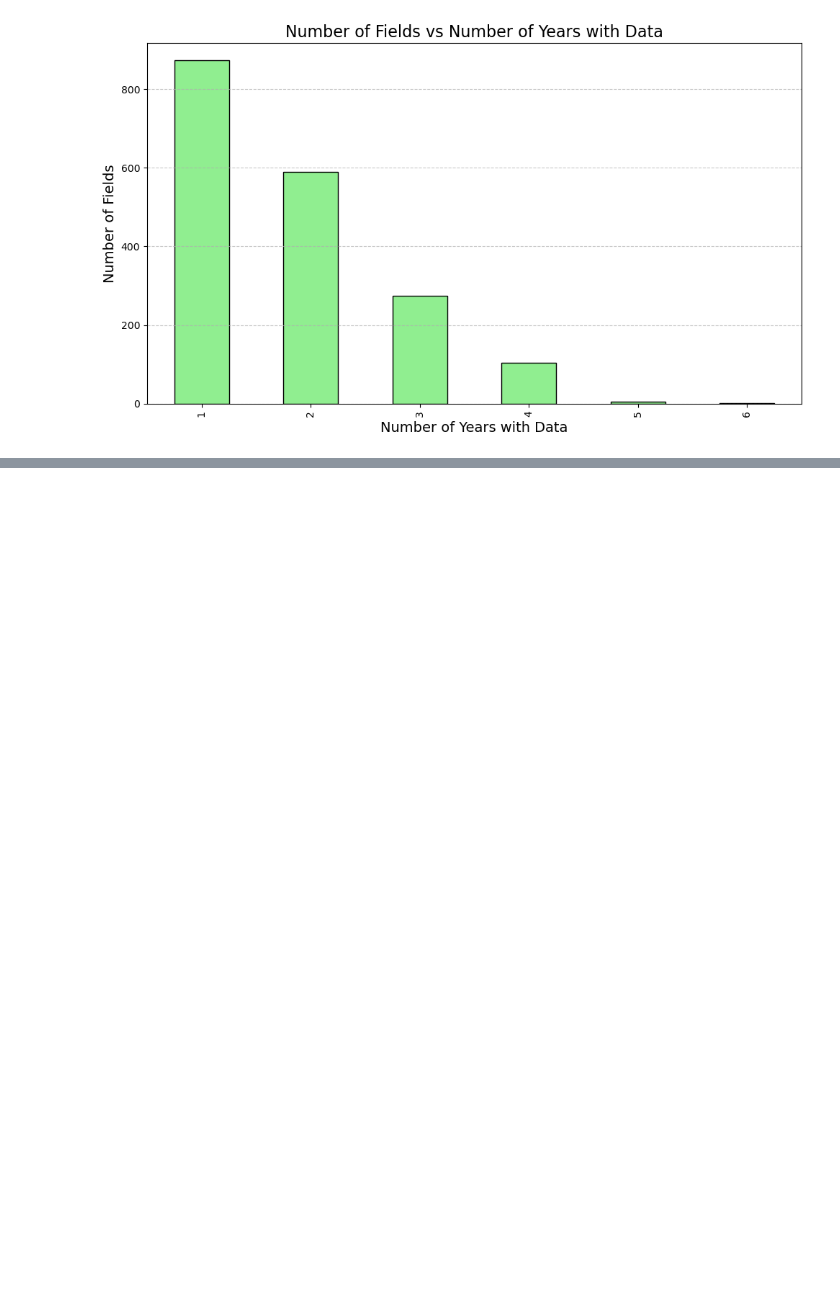
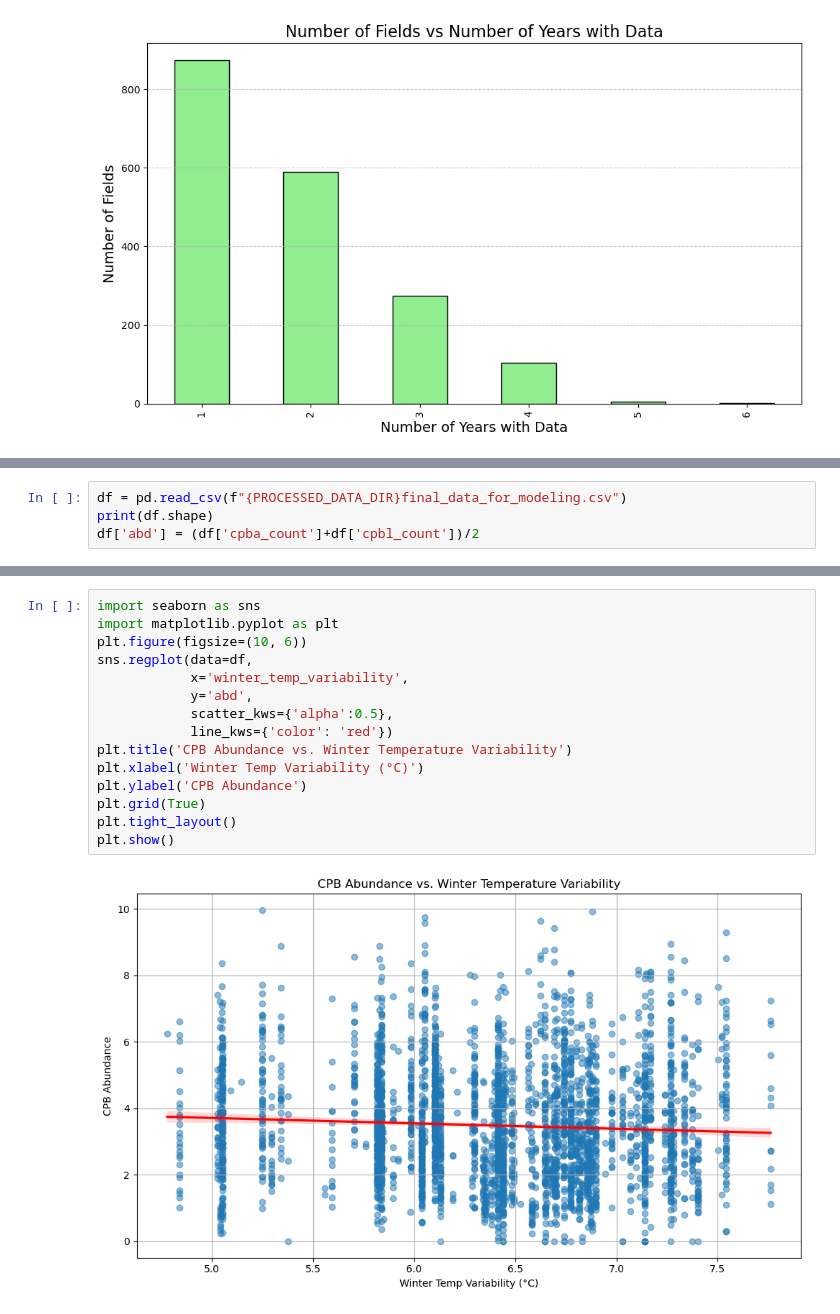
Before and after one commit to drnursultan/Spatiotemporal_CPB_Modeling, a Jupyter notebook: python/eda_visualization.ipynb, the cells around one changed output, grey strips where cells are left out. Saved outputs shown, nothing was run; the diff lists cells and outputs as text; blank space fills up the shorter version.

Commit message:
Update R scripts, Python notebook, and add new plots

```diff
--- a/python/eda_visualization.ipynb
+++ b/python/eda_visualization.ipynb
@@ -45,0 +48,4 @@ plt.show()
+# %%
+df = pd.read_csv(f"{PROCESSED_DATA_DIR}final_data_for_modeling.csv")
+print(df.shape)
+df['abd'] = (df['cpba_count']+df['cpbl_count'])/2
@@ -45,0 +66,17 @@ plt.show()
+# %%
+import seaborn as sns
+import matplotlib.pyplot as plt
+plt.figure(figsize=(10, 6))
+sns.regplot(data=df,
+            x='winter_temp_variability',
+            y='abd',
+            scatter_kws={'alpha':0.5},
+            line_kws={'color': 'red'})
+plt.title('CPB Abundance vs. Winter Temperature Variability')
+plt.xlabel('Winter Temp Variability (°C)')
+plt.ylabel('CPB Abundance')
+plt.grid(True)
+plt.tight_layout()
+plt.show()
+# %% [output]
+[figure, added]
```
Also changed, not shown: parts of 7 cells of this notebook, 37 other files.
